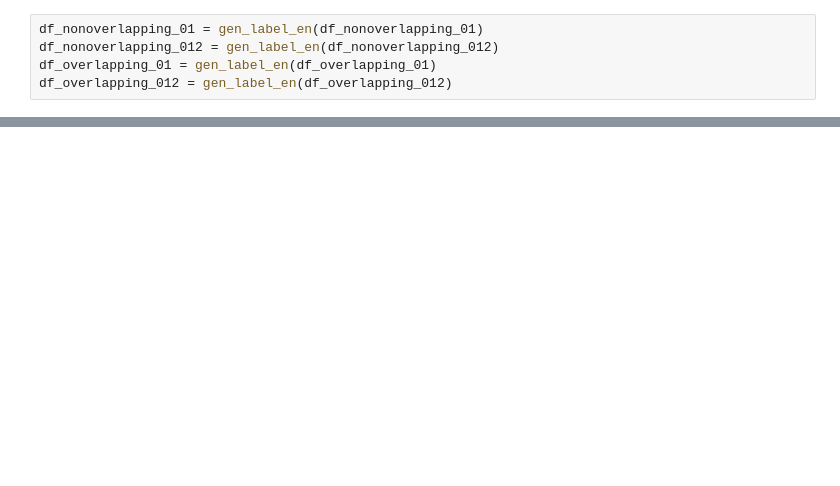
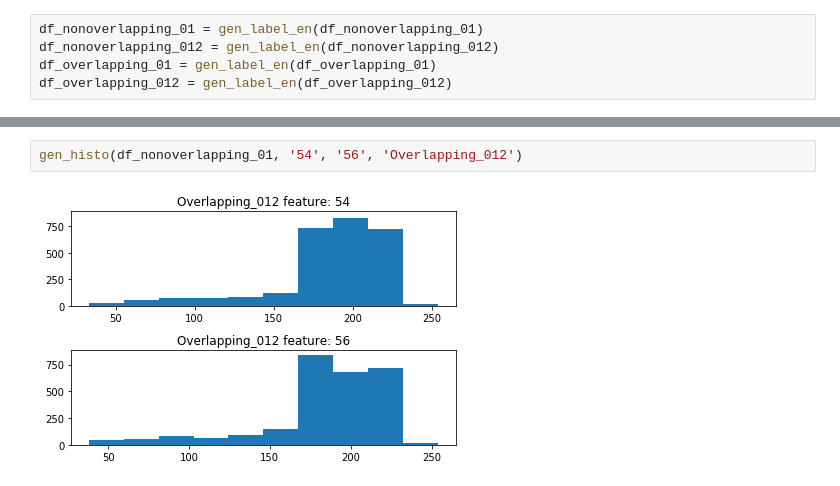
Before and after one commit to vathanahim/image_analysis, a Jupyter notebook: Part_2/code/Assignment2.ipynb, the cells around one changed output, grey strips where cells are left out. Drawn from its saved outputs; the diff is of its cells as text; blank space fills up the shorter version.

```diff
--- a/Part_2/code/Assignment2.ipynb
+++ b/Part_2/code/Assignment2.ipynb
@@ -35,0 +79,4 @@ df_nonoverlapping_01
+# %%
+gen_histo(df_nonoverlapping_01, '54', '56', 'Overlapping_012')
+# %% [output]
+[figure, added]
```
Also changed, not shown: parts of 15 cells of this notebook.
